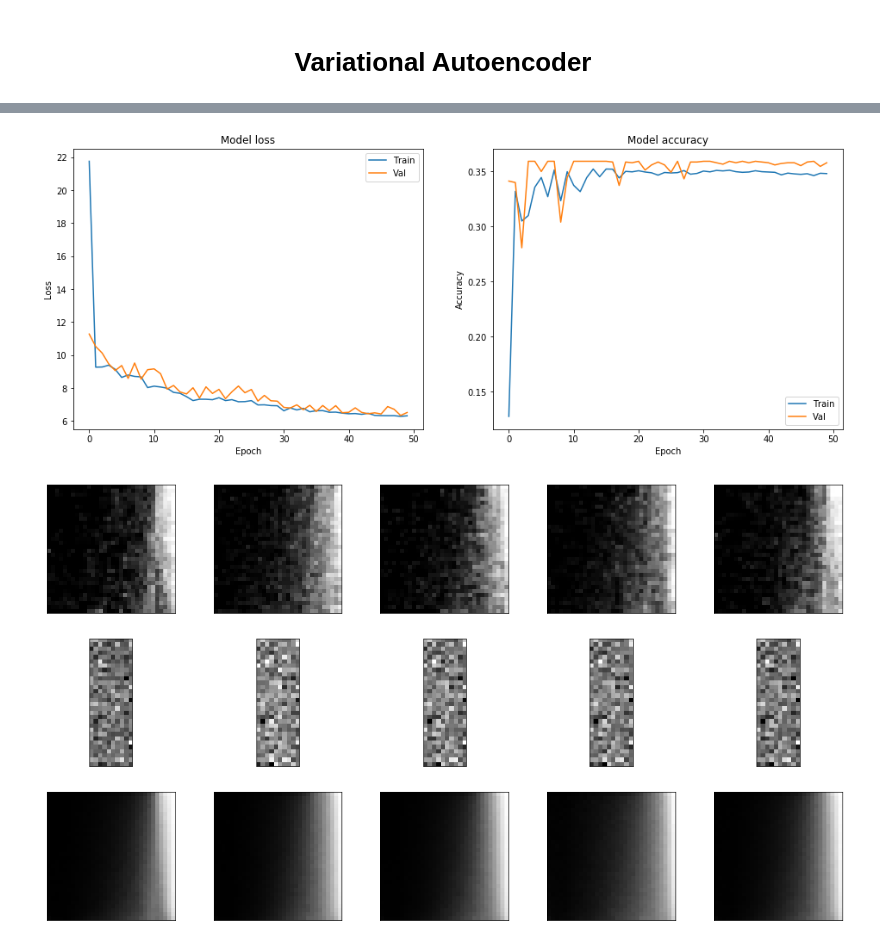
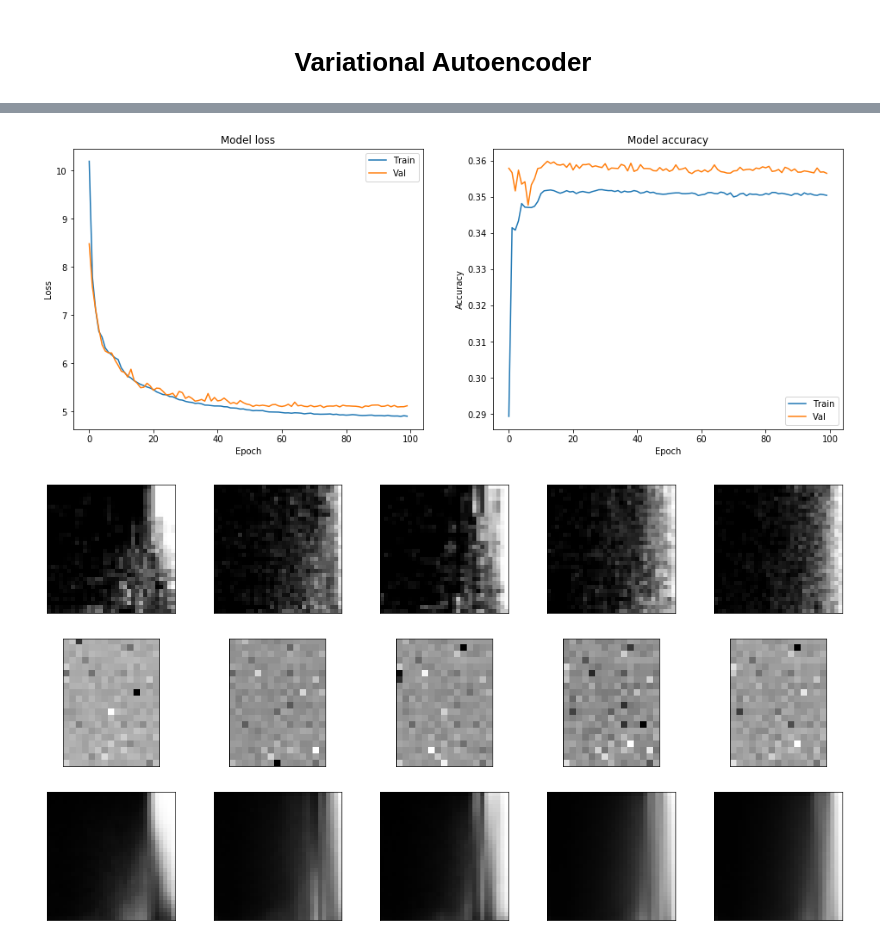
Before and after one commit to Rani-Nielsen/git_test, a Jupyter notebook: vae.ipynb, the cells around one changed output, grey strips where cells are left out. Cells and saved outputs as stored; diff of their text form; code cells hidden in the pictures.

```diff
--- a/vae.ipynb
+++ b/vae.ipynb
@@ -59,7 +52,7 @@ def simulations(range_=10000, img_dim=64):
 # %%
 # Call's the simulation function
 
-img_data, rr, rr_min, rr_max = simulations(range_=10000, img_dim=32)
+img_data, rr, rr_min, rr_max = simulations(range_=100000, img_dim=32)
 # %%
 # To split the data into train, test and validation data
 
@@ -143,9 +130,11 @@ generator = Model(decoder_input, _x_decoded_mean)
 
 vae.compile(optimizer='adam', loss=vae_loss, experimental_run_tf_function=False, metrics=['accuracy'])
 # %%
+# Train the network
+
 his = vae.fit(x_train, x_train,
         shuffle=True,
-        nb_epoch=50,
+        nb_epoch=100,
         batch_size=128,
         validation_data=(x_val, x_val))
 # %% [output]
@@ -188,39 +177,39 @@ def plot_loss(loss, val_loss, accuracy, val_accuracy):
 # %%
 plot_loss(his.history['loss'], his.history['val_loss'], his.history['accuracy'], his.history['val_accuracy'])
 # %% [output]
-[figure, old version]
+[figure, new version]
 # %%
 num_images = 5
 np.random.seed(42)
 random_test_images = np.random.randint(x_test.shape[0], size=num_images)
 
 encoded_imgs = encoder.predict(x_test)
 decoded_imgs = vae.predict(x_test)
 
 plt.figure(figsize=(18, 10))
 
 for i, image_idx in enumerate(random_test_images):
     # plot original image
     ax = plt.subplot(3, num_images, i + 1)
     plt.imshow(x_test[image_idx].reshape(32, 32))
     plt.gray()
     ax.get_xaxis().set_visible(False)
     ax.get_yaxis().set_visible(False)
 
     # plot encoded image
     ax = plt.subplot(3, num_images, num_images + i + 1)
-    plt.imshow(encoded_imgs[image_idx].reshape(30, 10))
+    plt.imshow(encoded_imgs[image_idx].reshape(20, 15))
     plt.gray()
     ax.get_xaxis().set_visible(False)
     ax.get_yaxis().set_visible(False)
 
     # plot reconstructed image
     ax = plt.subplot(3, num_images, 2*num_images + i + 1)
     plt.imshow(decoded_imgs[image_idx].reshape(32, 32))
     plt.gray()
     ax.get_xaxis().set_visible(False)
     ax.get_yaxis().set_visible(False)
 plt.show()
 # %% [output]
-[figure, old version]
+[figure, new version]
 # %%
```
Also changed, not shown: parts of 33 cells of this notebook.
